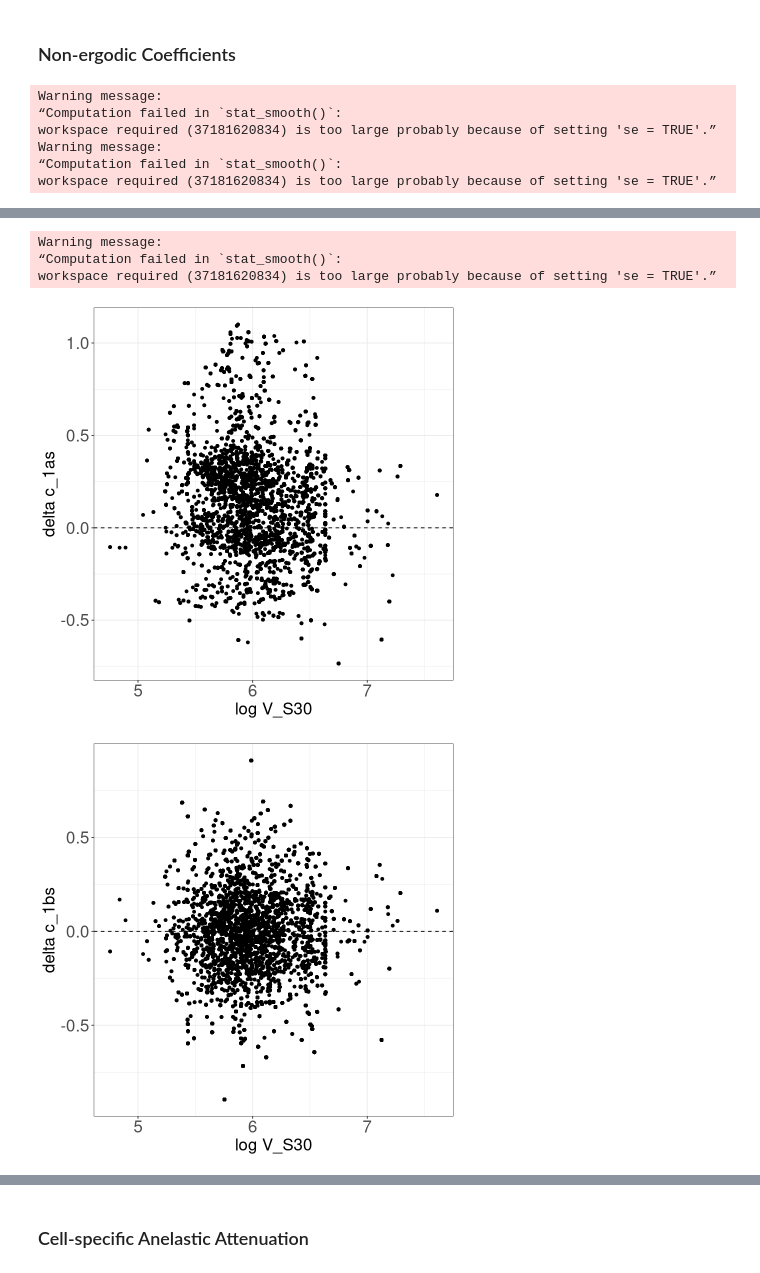
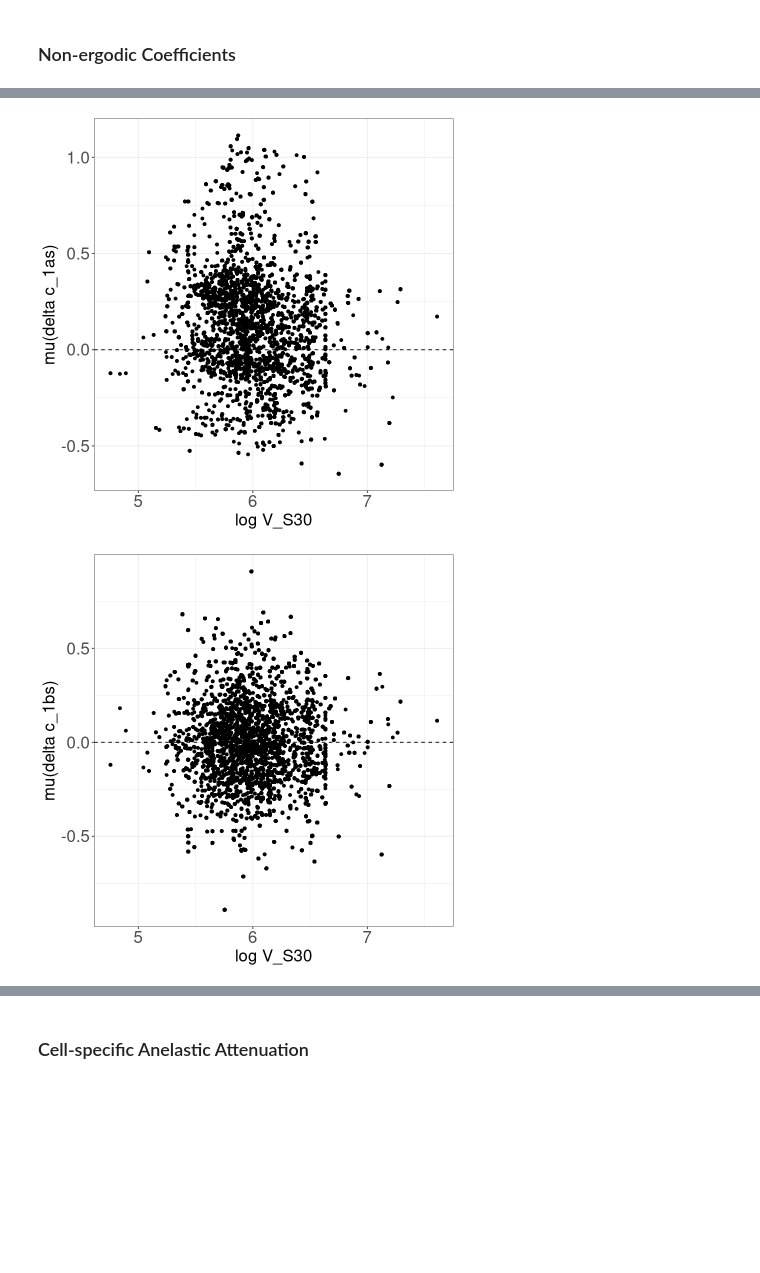
Before and after one commit to NHR3-UCLA/ngmm_tools, a Jupyter notebook: Analyses/Regression/nonerg_gmm_regression_type2_uncorrcells_inla.ipynb, the cells around one changed output, grey strips where cells are left out. Saved outputs shown, nothing was run; the diff lists cells and outputs as text; code cells hidden in the pictures; blank space fills up the shorter version.

```diff
--- a/Analyses/Regression/nonerg_gmm_regression_type2_uncorrcells_inla.ipynb
+++ b/Analyses/Regression/nonerg_gmm_regression_type2_uncorrcells_inla.ipynb
@@ -61,10 +68,10 @@ _The 1st synthetic dataset based on the North CA NGAWest2 is used as an example;
 reg_name  <- 'example_regression_ds2_inla'
 
 #regression dataset
-flatfile_fname <- '../../Data/Verification/synthetic_datasets/ds2_small_corr_len/CatalogNGAWest3CALite_synthetic_data_small_corr_len_Y1.csv'
+flatfile_fname <- '../../Data/Flatfiles/examp_datasets/CatalogNGAWest3CALite_synthetic_data_ngmm2_small_corr_len_Y1.csv'
 #cell-path info and distance matrix
-cellinfo_fname <- '../../Data/Verification/synthetic_datasets/ds2_small_corr_len/CatalogNGAWest3CALite_cellinfo.csv'
-celldist_fname <- '../../Data/Verification/synthetic_datasets/ds2_small_corr_len/CatalogNGAWest3CALite_distancematrix.csv'
+cellinfo_fname <- '../../Data/Flatfiles/examp_datasets/CatalogNGAWest3CALite_cellinfo.csv'
+celldist_fname <- '../../Data/Flatfiles/examp_datasets/CatalogNGAWest3CALite_distancematrix.csv'
 
 #output directory
 dir_out <- '../../Data/Regression/example_ds2_inla/'
@@ -99,7 +106,7 @@ flag_gp_approx <- TRUE # TRUE or FALSE
 #number of threads
 # reduce number of threads if running out of memmory, if not specified
 # number of CPU threads is used
-n_threads <- 8
+n_threads <- 4
 # %% [markdown]
 ## Load Files
 # %%
@@ -240,24 +237,21 @@ workspace required (37181620834) is too large probably because of setting 'se =
 #spatially varying earthquake adjustment
 pl_dc1e_mu_mag <- ggplot(df_coeff, aes(mag, dc_1e_mean)) + theme_bw() +
                     geom_point() + geom_hline(yintercept=0,linetype="dashed") +
-                    geom_smooth(se = TRUE, formula = y ~ x, method = 'loess') +
-                    labs(x='magnitude', y='delta c_1e') +
+                    labs(x='magnitude', y='mu(delta c_1e)') +
                     theme(axis.title = element_text(size=20),
                           axis.text.y = element_text(size=20), axis.text.x = element_text(size=20))
 
 #spatially varying site adjustment
 pl_dc1as_mu_vs30 <- ggplot(df_coeff, aes(log(Vs30), dc_1as_mean)) + theme_bw() +
                       geom_point() + geom_hline(yintercept=0,linetype="dashed") +
-                      geom_smooth(se = TRUE, formula = y ~ x, method = 'loess') +
-                      labs(x='log V_S30', y='delta c_1as') +
+                      labs(x='log V_S30', y='mu(delta c_1as)') +
                       theme(axis.title = element_text(size=20),
                             axis.text.y = element_text(size=20), axis.text.x = element_text(size=20))
 
 #spatially independent site adjustment
 pl_dc1bs_mu_vs30 <- ggplot(df_coeff, aes(log(Vs30), dc_1bs_mean)) + theme_bw() +
                       geom_point() + geom_hline(yintercept=0,linetype="dashed") +
-                      geom_smooth(se = TRUE, formula = y ~ x, method = 'loess') +
-                      labs(x='log V_S30', y='delta c_1bs') +
+                      labs(x='log V_S30', y='mu(delta c_1bs)') +
                       theme(axis.title = element_text(size=20),
                             axis.text.y = element_text(size=20), axis.text.x = element_text(size=20))
 
@@ -265,9 +259,3 @@ print(pl_dc1e_mu_mag)
 print(pl_dc1as_mu_vs30)
 print(pl_dc1bs_mu_vs30)
 # %% [output]
-Warning message:
-“Computation failed in `stat_smooth()`:
-workspace required (37181620834) is too large probably because of setting 'se = TRUE'.”
-Warning message:
-“Computation failed in `stat_smooth()`:
-workspace required (37181620834) is too large probably because of setting 'se = TRUE'.”
@@ -275,8 +263,5 @@ workspace required (37181620834) is too large probably because of setting 'se =
-Warning message:
-“Computation failed in `stat_smooth()`:
-workspace required (37181620834) is too large probably because of setting 'se = TRUE'.”
-[figure, old version]
+[figure, new version]
-[figure, old version]
+[figure, new version]
 # %%
 #UTM zone
 utm_zone <- unique(df_flatfile$UTMzone)
```
Also changed, not shown: parts of 15 cells of this notebook, 2 other files.
